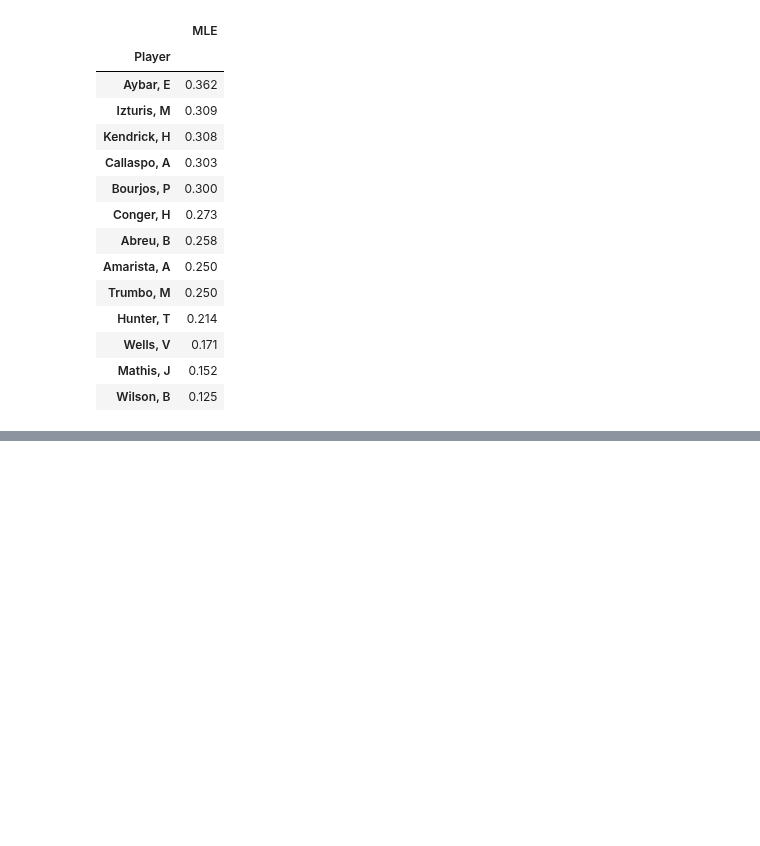
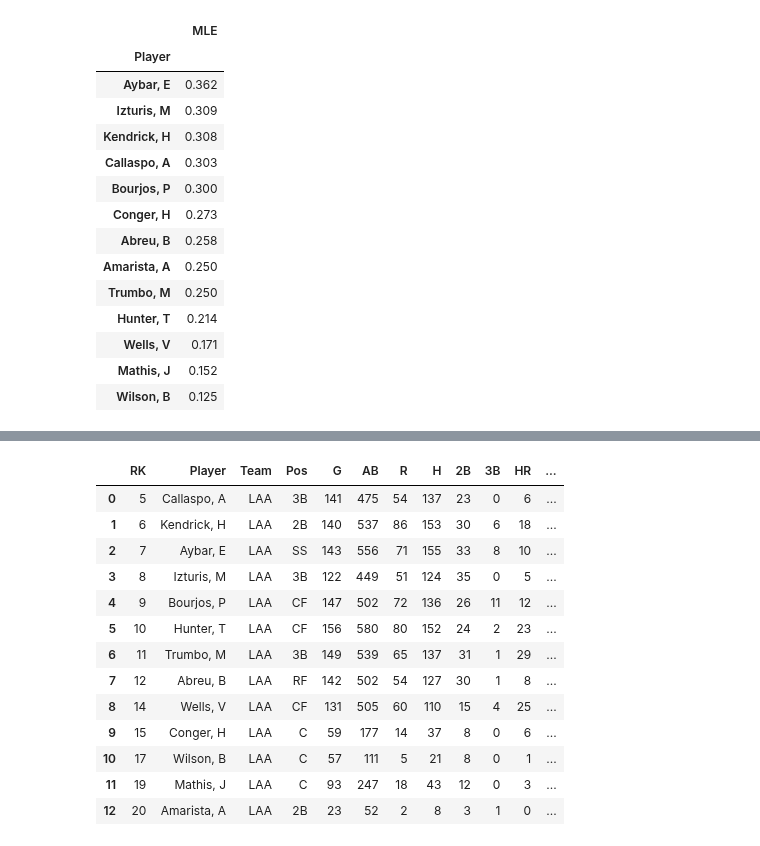
Before and after one commit to Phononic/Sean_Lubner_250HWs, a Jupyter notebook: hw11/hw11.ipynb, the cells around one changed output, grey strips where cells are left out. Drawn from its saved outputs; the diff is of its cells as text; code cells hidden in the pictures; blank space fills up the shorter version.

```diff
--- a/hw11/hw11.ipynb
+++ b/hw11/hw11.ipynb
@@ -51,0 +89,18 @@ E
+# %%
+data2 = pd.read_table('laa_2011_full.txt')
+data2
+# %% [output]
+|  | RK | Player | Team | Pos | G | AB | R | H | 2B | 3B | HR | ... |
+| 0 | 5 | Callaspo, A | LAA | 3B | 141 | 475 | 54 | 137 | 23 | 0 | 6 | ... |
+| 1 | 6 | Kendrick, H | LAA | 2B | 140 | 537 | 86 | 153 | 30 | 6 | 18 | ... |
+| 2 | 7 | Aybar, E | LAA | SS | 143 | 556 | 71 | 155 | 33 | 8 | 10 | ... |
+| 3 | 8 | Izturis, M | LAA | 3B | 122 | 449 | 51 | 124 | 35 | 0 | 5 | ... |
+| 4 | 9 | Bourjos, P | LAA | CF | 147 | 502 | 72 | 136 | 26 | 11 | 12 | ... |
+| 5 | 10 | Hunter, T | LAA | CF | 156 | 580 | 80 | 152 | 24 | 2 | 23 | ... |
+| 6 | 11 | Trumbo, M | LAA | 3B | 149 | 539 | 65 | 137 | 31 | 1 | 29 | ... |
+| 7 | 12 | Abreu, B | LAA | RF | 142 | 502 | 54 | 127 | 30 | 1 | 8 | ... |
+| 8 | 14 | Wells, V | LAA | CF | 131 | 505 | 60 | 110 | 15 | 4 | 25 | ... |
+| 9 | 15 | Conger, H | LAA | C | 59 | 177 | 14 | 37 | 8 | 0 | 6 | ... |
+| 10 | 17 | Wilson, B | LAA | C | 57 | 111 | 5 | 21 | 8 | 0 | 1 | ... |
+| 11 | 19 | Mathis, J | LAA | C | 93 | 247 | 18 | 43 | 12 | 0 | 3 | ... |
+| 12 | 20 | Amarista, A | LAA | 2B | 23 | 52 | 2 | 8 | 3 | 1 | 0 | ... |
```
Also changed, not shown: parts of 8 cells of this notebook.
